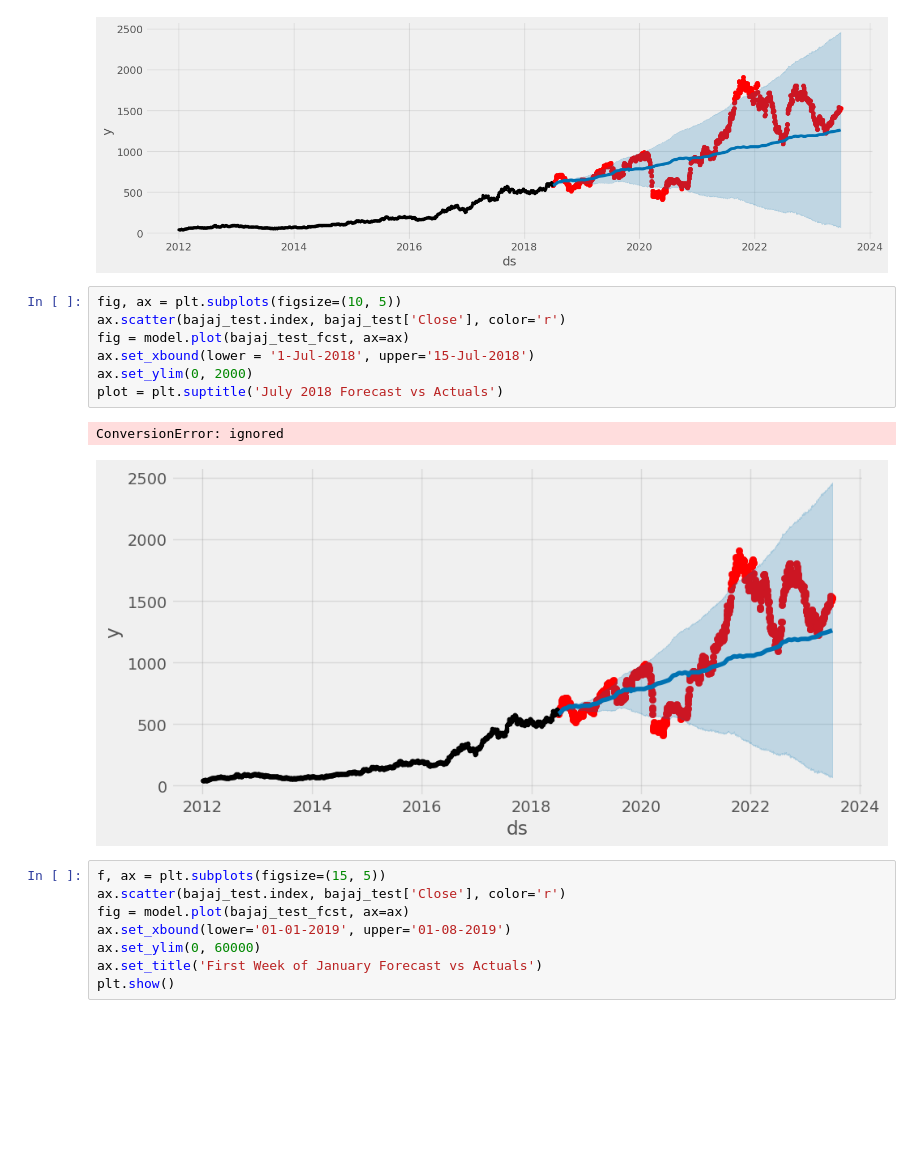
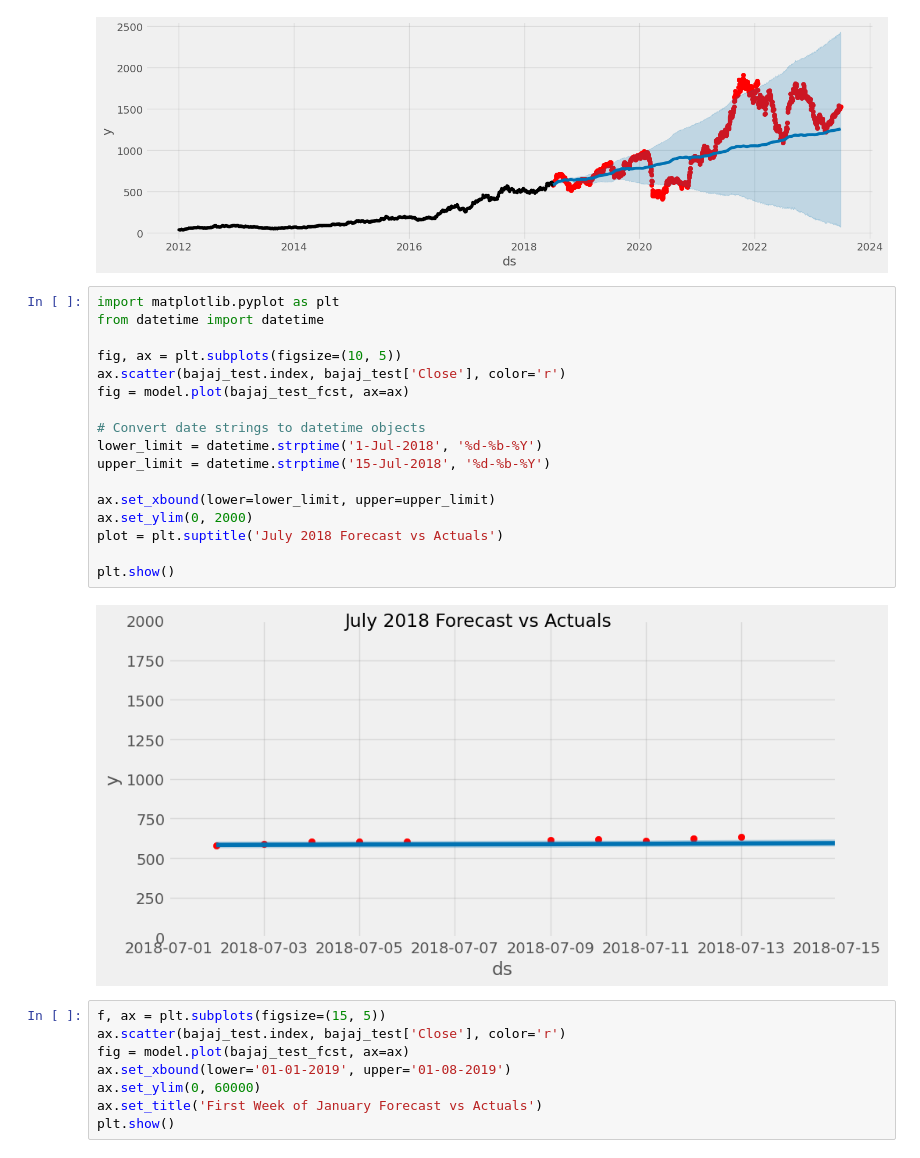
Before and after one commit to nyctophile-1302/AI-Driven-Stock-Price-Forecasting, a Jupyter notebook: main/fbprophet_prediction_model.ipynb, the cells around one changed output. Saved outputs shown, nothing was run; the diff lists cells and outputs as text; blank space fills up the shorter version.

```diff
--- a/main/fbprophet_prediction_model.ipynb
+++ b/main/fbprophet_prediction_model.ipynb
@@ -127,15 +132,24 @@ fig = model.plot(bajaj_test_fcst, ax=ax)
 # %% [output]
 [figure]
 # %%
+import matplotlib.pyplot as plt
+from datetime import datetime
+
 fig, ax = plt.subplots(figsize=(10, 5))
 ax.scatter(bajaj_test.index, bajaj_test['Close'], color='r')
 fig = model.plot(bajaj_test_fcst, ax=ax)
-ax.set_xbound(lower = '1-Jul-2018', upper='15-Jul-2018')
+
+# Convert date strings to datetime objects
+lower_limit = datetime.strptime('1-Jul-2018', '%d-%b-%Y')
+upper_limit = datetime.strptime('15-Jul-2018', '%d-%b-%Y')
+
+ax.set_xbound(lower=lower_limit, upper=upper_limit)
 ax.set_ylim(0, 2000)
 plot = plt.suptitle('July 2018 Forecast vs Actuals')
+
+plt.show()
 # %% [output]
-ConversionError: ignored
-[figure, old version]
+[figure, new version]
 # %%
 f, ax = plt.subplots(figsize=(15, 5))
 ax.scatter(bajaj_test.index, bajaj_test['Close'], color='r')
```
Also changed, not shown: parts of 3 cells of this notebook.
